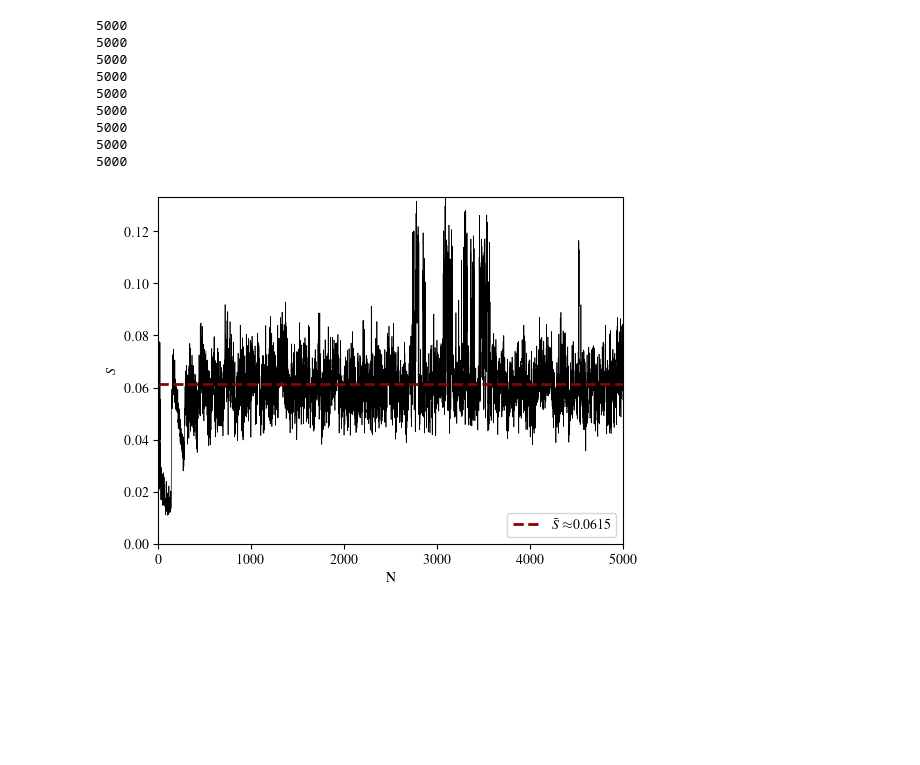
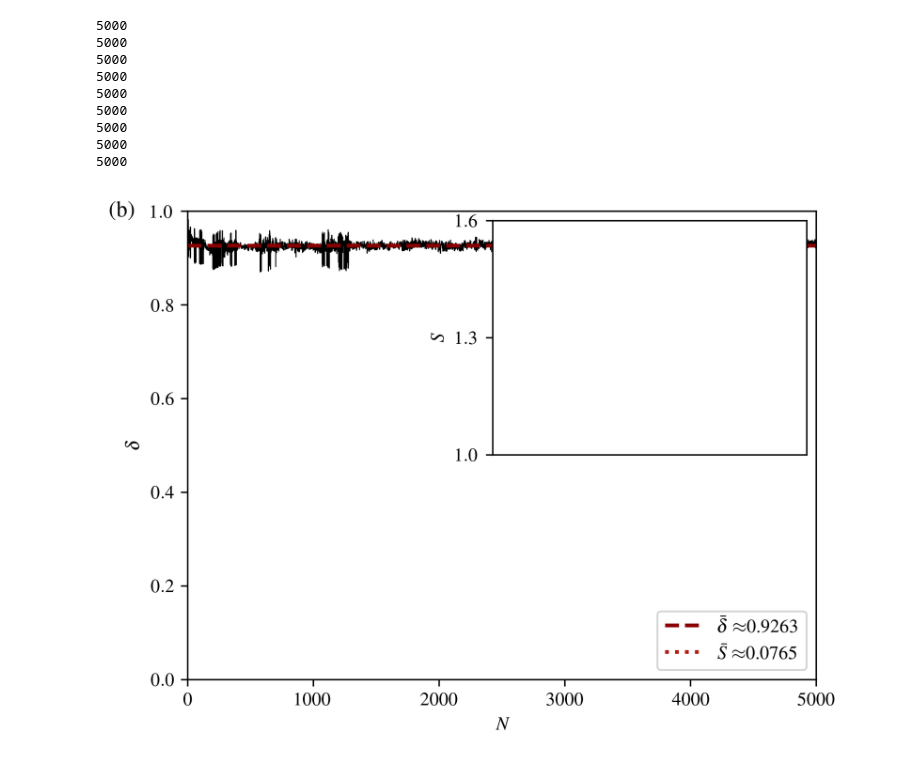
Before and after one commit to Emiliano6754/Correlation-Quantum-Walks, a Jupyter notebook: qsumsplots.ipynb, the cells around one changed output. Drawn from its saved outputs; the diff is of its cells as text; code cells hidden in the pictures; blank space fills up the shorter version.

```diff
--- a/qsumsplots.ipynb
+++ b/qsumsplots.ipynb
@@ -10,48 +12,61 @@ rc('text', usetex=True)
 # %%
 D = 101
 interaction_pattern = "r"
+cwd = os.getcwd()
 averages = []
 variances = []
 qubit_nums = np.arange(2,11)
+# qubit_nums = [10,]
 for n_qubits in qubit_nums:
-    # n_qubits = 3
     # savefilepath = "C:/dev/Multicqw/biased_plots/"
     filename = "qsums_dim" + str(D) + "_q" + str(n_qubits) + ".txt"
-    Qsums = np.genfromtxt("C:/dev/Multicqw/data/sums/"+interaction_pattern+filename, usecols = 0, delimiter=",", dtype = float)
+    Qsums = np.genfromtxt(cwd+"/data/sums/"+interaction_pattern+filename, usecols = 0, delimiter=",", dtype = float)
     T = Qsums.size
     print(T)
-    k = -np.log(((3/4)**n_qubits) * Qsums)
-    # k *= 1.0/np.log(8.0/9)
+
+    normQsums = ((3/4)**n_qubits) * Qsums
+    entropy = - np.log(Qsums)
+    normentropy = - np.log(normQsums)
     t = np.arange(0,T)
+    avg = np.average(normQsums[500:])
+    avgS = np.average(normentropy[500:])
+    variance = np.var(normQsums[500:])
+    entropy_variance = np.var(normentropy[500:])
 
-    avg = np.average(k[50:])
-    averages.append(avg)
-    variance = np.var(k[50:])
-    variances.append(variance)
-
-    fig = plt.figure(figsize=(6,4.5))
+    fig = plt.figure(figsize=(6,4.5),dpi=300)
     fig.clear()
+    fig.text(0.045,0.88, '(b)', horizontalalignment='center', verticalalignment='center', fontsize=12)
     ax = fig.subplots()
-    # plt.title(str(n_qubits))
-    # ax.set_title(r'$k = \log_{8/9} \left[ \left( \frac{3}{4} \right)^{n_q} \cdot \sum Q^2 \right]$')
-    ax.plot(t,k,'k-', lw=0.5)
+    ax.plot(t, normQsums,'k-', lw=0.5)
     ax.set_xlim(0,T)
-    ax.set_xlabel("N")
-    ax.set_ylim(0,max(k))
+    ax.set_xlabel(r'$N$')
+    ax.set_ylim(0,max(normQsums))
     # ax.set_ylim(0,7)
-    ax.set_ylabel(r'$S$')
-    ax.plot((0,T),(avg,avg),'--', label = r'$\bar{S} \approx $' + str(avg)[:6],lw=2,color="darkred")
+    ax.set_ylabel(r'$\delta$')
+    ax.plot((0,T),(avg,avg),'--', label = r'$\bar{\delta} \approx $' + str(avg)[:6],lw=2,color="darkred")
+    ax.plot((0,T),(1000,1000),':', label = r'$\bar{S} \approx $' + str(avgS)[:6],lw=2,color="#b51b10")
+    inset = inset_axes(ax,width="50%",height="50%",loc="upper right")
+    inset.plot(t, normentropy, 'k-', lw=0.2)
+    inset.plot((0,T),(avgS,avgS),':', label = r'$\bar{\delta} \approx $' + str(avg)[:6],lw=2,color="#b51b10")
+    inset.set_xlim(0,T)
+    inset.set_ylabel(r'$S$')
+    inset.tick_params(labelleft = True,labelbottom = False, labelright = False)
+    inset.tick_params(axis='x',width=0)
+    inset.set_ylim(1,1.6)
+    inset.yaxis.set_ticks([1,1.3,1.6])
+    inset.yaxis.set_label_position("left")
+    inset.yaxis.set_ticks_position("left")
     ax.legend(loc='lower right')
-    # fig.savefig(savefilepath + "dim" + str(D) + "/" + str(n_qubits)+"q.png")
-    # ax.spines[['right','top']].set_visible(False)
+    averages.append(avgS)
+    variances.append(entropy_variance)
 # %% [output]
 5000
 5000
 5000
 5000
 5000
 5000
 5000
 5000
 5000
-[figure, old version]
+[figure, new version]
```
Also changed, not shown: parts of 8 cells of this notebook, 26 other files.
